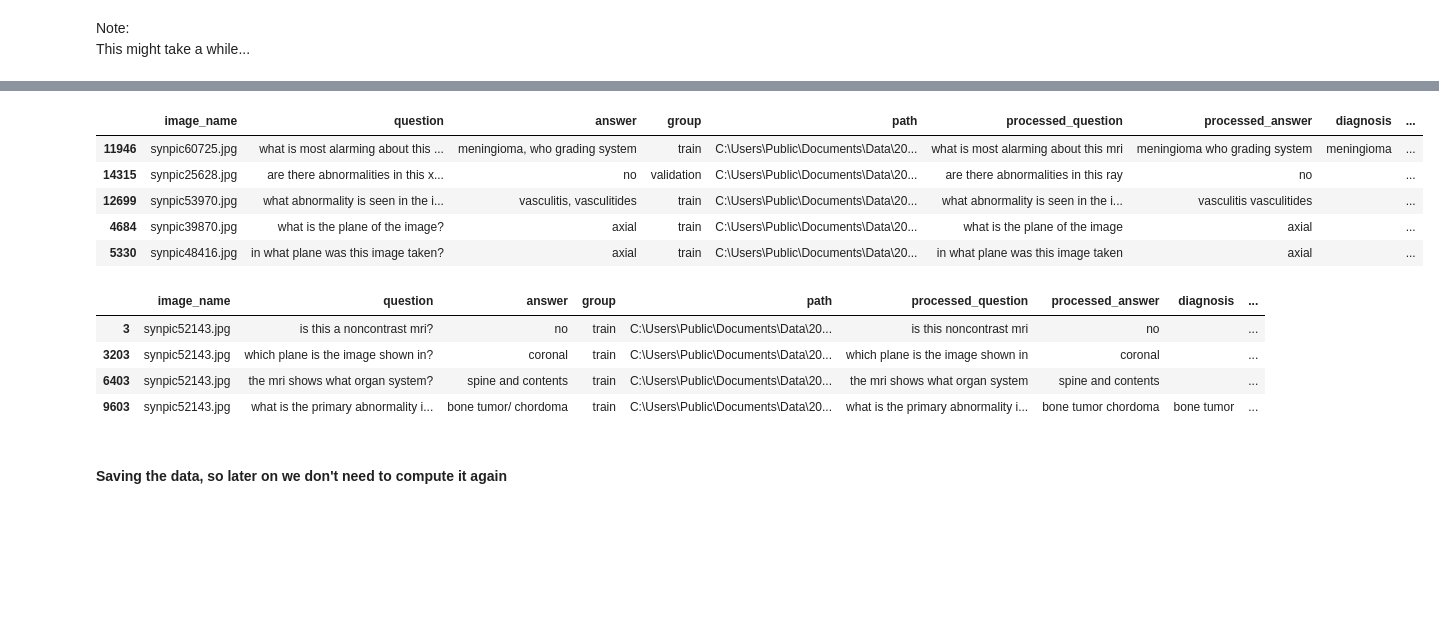
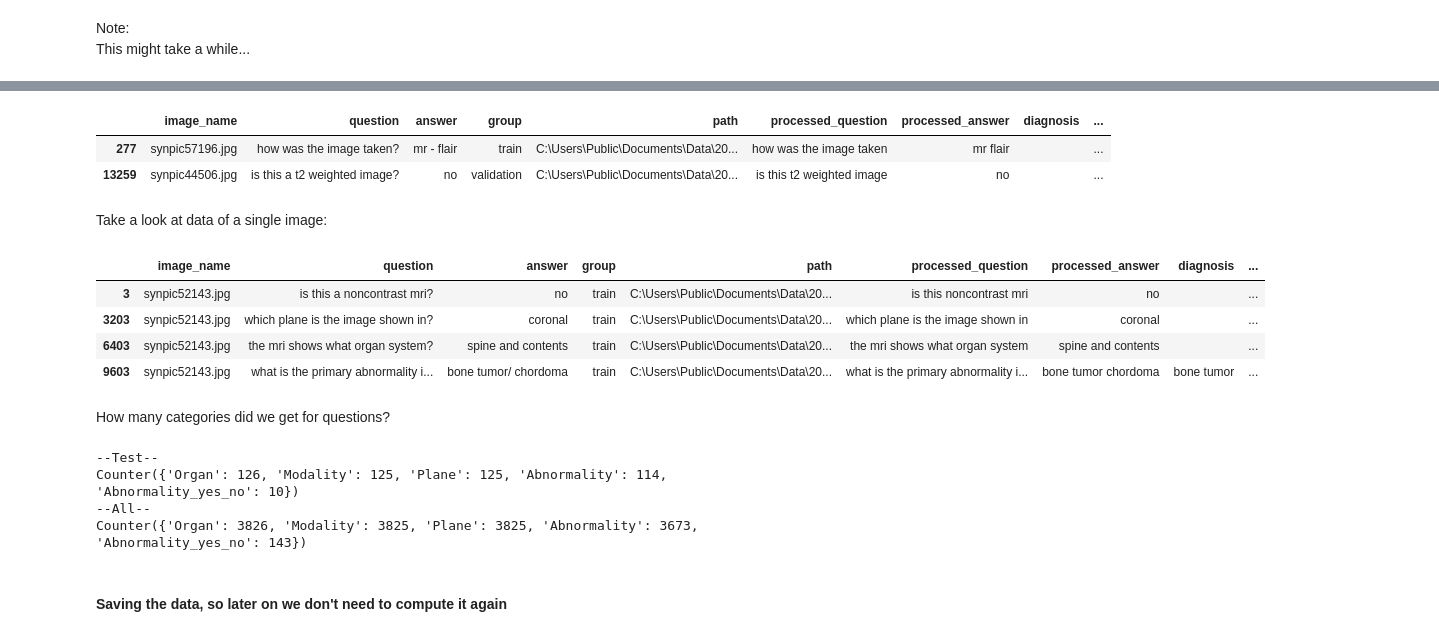
Before and after one commit to turner11/VQA-MED, a Jupyter notebook: VQA-MED/VQA.Python/1_pre_process_data.ipynb, the cells around one changed output, grey strips where cells are left out. Cells and saved outputs as stored; diff of their text form; code cells hidden in the pictures; blank space fills up the shorter version.

```diff
--- a/VQA-MED/VQA.Python/1_pre_process_data.ipynb
+++ b/VQA-MED/VQA.Python/1_pre_process_data.ipynb
@@ -141,12 +152,11 @@ image_name_question_processed = pre_process_raw_data(image_name_question)
 # %%
-image_name_question_processed.sample(5)
+image_name_question_processed.sample(2)
 # %% [output]
 |  | image_name | question | answer | group | path | processed_question | processed_answer | diagnosis | ... |
-| 11946 | synpic60725.jpg | what is most alarming about this ... | meningioma, who grading system | train | C:\Users\Public\Documents\Data\20... | what is most alarming about this mri | meningioma who grading system | meningioma | ... |
-| 14315 | synpic25628.jpg | are there abnormalities in this x... | no | validation | C:\Users\Public\Documents\Data\20... | are there abnormalities in this ray | no |  | ... |
-| 12699 | synpic53970.jpg | what abnormality is seen in the i... | vasculitis, vasculitides | train | C:\Users\Public\Documents\Data\20... | what abnormality is seen in the i... | vasculitis vasculitides |  | ... |
-| 4684 | synpic39870.jpg | what is the plane of the image? | axial | train | C:\Users\Public\Documents\Data\20... | what is the plane of the image | axial |  | ... |
-| 5330 | synpic48416.jpg | in what plane was this image taken? | axial | train | C:\Users\Public\Documents\Data\20... | in what plane was this image taken | axial |  | ... |
+| 277 | synpic57196.jpg | how was the image taken? | mr - flair | train | C:\Users\Public\Documents\Data\20... | how was the image taken | mr flair |  | ... |
+| 13259 | synpic44506.jpg | is this a t2 weighted image? | no | validation | C:\Users\Public\Documents\Data\20... | is this t2 weighted image | no |  | ... |
+# %% [markdown]
+Take a look at data of a single image:
 # %%
 image_name_question_processed[image_name_question_processed.image_name == 'synpic52143.jpg'].head()
 # %% [output]
@@ -158,2 +170,14 @@ image_name_question_processed[image_name_question_processed.image_name == 'synpi
+# %% [markdown]
+How many categories did we get for questions?
+# %%
+print('--Test--')
+print(Counter(image_name_question_processed[image_name_question_processed.group=='test'].question_category.values))
+print('--All--')
+print(Counter(image_name_question_processed.question_category.values))
+# %% [output]
+--Test--
+Counter({'Organ': 126, 'Modality': 125, 'Plane': 125, 'Abnormality': 114, 'Abnormality_yes_no': 10})
+--All--
+Counter({'Organ': 3826, 'Modality': 3825, 'Plane': 3825, 'Abnormality': 3673, 'Abnormality_yes_no': 143})
 # %% [markdown]
 #### Saving the data, so later on we don't need to compute it again
```
Also changed, not shown: parts of 37 cells of this notebook, 15 other files.
